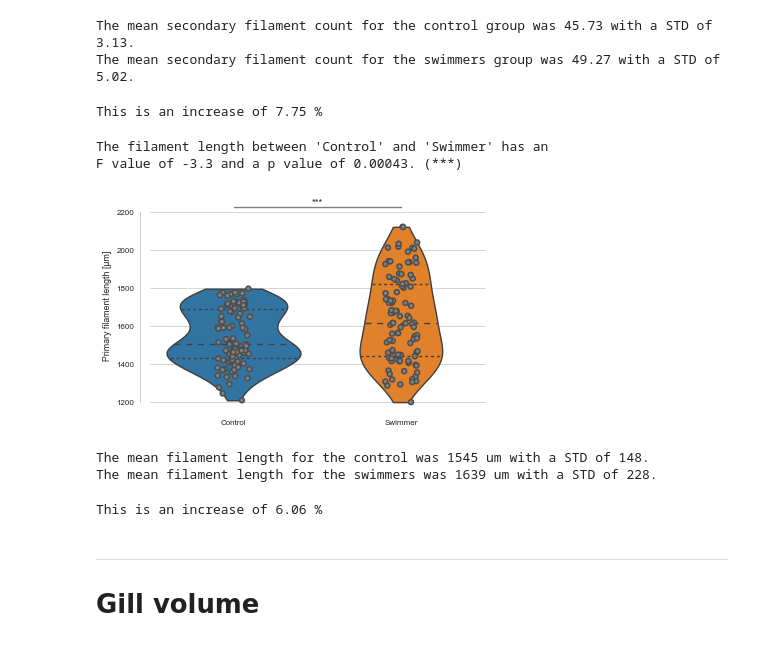
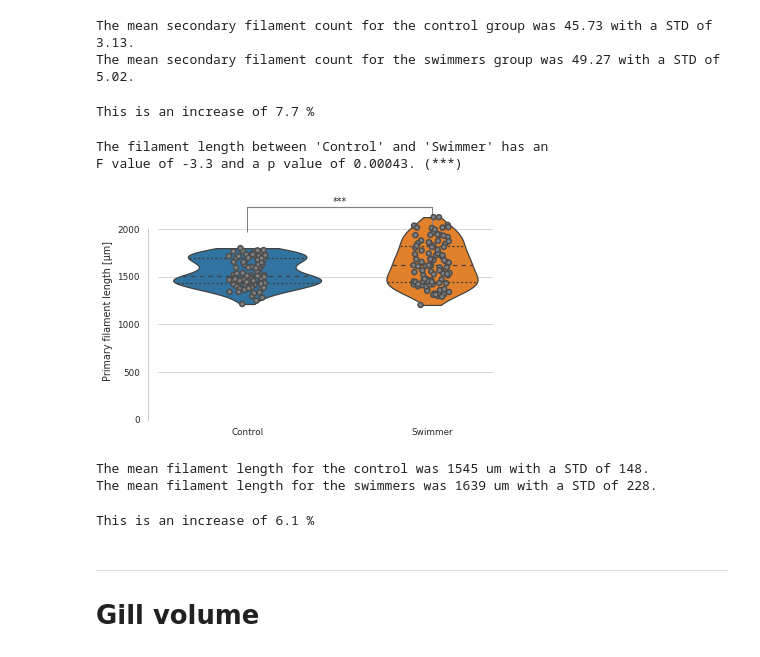
Before and after one commit to habi/Zebra-Fish-Gills, a Jupyter notebook: Gills-Analysis.ipynb, the cells around one changed output. Cells and saved outputs as stored; diff of their text form; code cells hidden in the pictures.

```diff
--- a/Gills-Analysis.ipynb
+++ b/Gills-Analysis.ipynb
@@ -29,6 +29,9 @@ warnings.filterwarnings("ignore")
 # Style plots
 seaborn.set_style('whitegrid')
 seaborn.set_context('paper')
+# %%
+# Start all the plots at y=0
+zerotheplots = True
 # %%
 # Display and output defaults
 plt.rc('image', cmap='gray', interpolation='nearest')  # Display all images in b&w and with 'nearest' interpolation
@@ -183,7 +186,7 @@ Load all the data from the microCT scans we need later on.
 # %%
 # Get all the 'Control' and 'Swimmer' folders in the root folder
 # https://stackoverflow.com/a/34507323/323100
-SampleNames = glob.glob(os.path.join(RootFolder, 'Control*')) + glob.glob(os.path.join(RootFolder, 'Swimmer*'))
+SampleNames = sorted(glob.glob(os.path.join(RootFolder, 'Control*')) + glob.glob(os.path.join(RootFolder, 'Swimmer*')))
 SampleNames = [os.path.basename(sn) for sn in SampleNames]
 # %%
 # Reproducible research for everyone
@@ -2094,9 +2121,9 @@ print('The mean secondary filament count for the '
 The mean secondary filament count for the control group was 45.73 with a STD of 3.13.
 The mean secondary filament count for the swimmers group was 49.27 with a STD of 5.02.
 # %%
-print('This is an increase of %0.2f %%' % percentage(Filaments['Control Count'].mean(), Filaments['Swimmer Count'].mean()))
+print('This is an increase of %0.1f %%' % percentage(Filaments['Control Count'].mean(), Filaments['Swimmer Count'].mean()))
 # %% [output]
-This is an increase of 7.75 %
+This is an increase of 7.7 %
 # %%
 # Are the filament lenghts between trainings different?
 t_statistic, p_value_filament_length = scipy.stats.ttest_ind(Filaments['Control Length'].dropna(),
@@ -2114,22 +2141,24 @@ F value of -3.3 and a p value of 0.00043. (***)
 # %%
 # Display filament length
 seaborn.violinplot(data=Filaments[['Control Length', 'Swimmer Length']],
                    cut=0, inner='quartiles')
 seaborn.stripplot(data=Filaments[['Control Length', 'Swimmer Length']],
                   jitter=True, dodge=True, s=5, linewidth=1.5,
                   color='gray')
 significance_bar(0, 1,
                  numpy.max(Filaments[['Control Length', 'Swimmer Length']].max()),
                  p_value_filament_length)
 plt.ylabel(u'Primary filament length [\u03bcm]')
 plt.gca().set_xticklabels(['Control', 'Swimmer'])
+if zerotheplots:
+    plt.ylim(ymin=0)
 seaborn.despine(offset=10, trim=True, bottom=True)
 plt.savefig(os.path.join(OutPutDir,
                          'Filament_lenght.png'),
             bbox_inches='tight')
 plt.show()
 # %% [output]
-[figure, old version]
+[figure, new version]
 # %%
 # Data as prose
 print('The mean filament length for the control was %0.f um with a STD of %0.f.' % (Filaments['Control Length'].mean(),
@@ -2140,9 +2169,9 @@ print('The mean filament length for the swimmers was %0.f um with a STD of %0.f.
 The mean filament length for the control was 1545 um with a STD of 148.
 The mean filament length for the swimmers was 1639 um with a STD of 228.
 # %%
-print('This is an increase of %0.2f %%' % percentage(Filaments['Control Length'].mean(), Filaments['Swimmer Length'].mean()))
+print('This is an increase of %0.1f %%' % percentage(Filaments['Control Length'].mean(), Filaments['Swimmer Length'].mean()))
 # %% [output]
-This is an increase of 6.06 %
+This is an increase of 6.1 %
 # %% [markdown]
 ----
 # Gill volume
```
Also changed, not shown: parts of 42 cells of this notebook.
